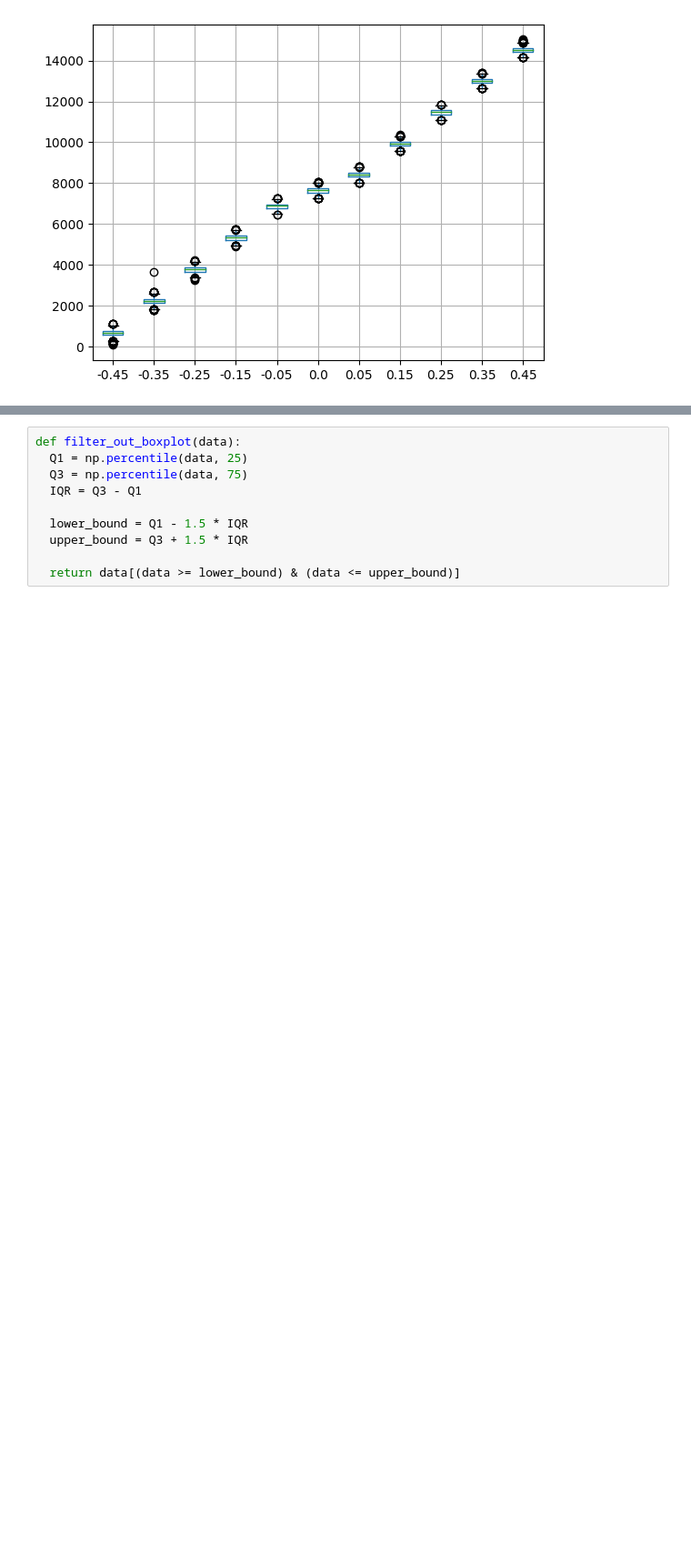
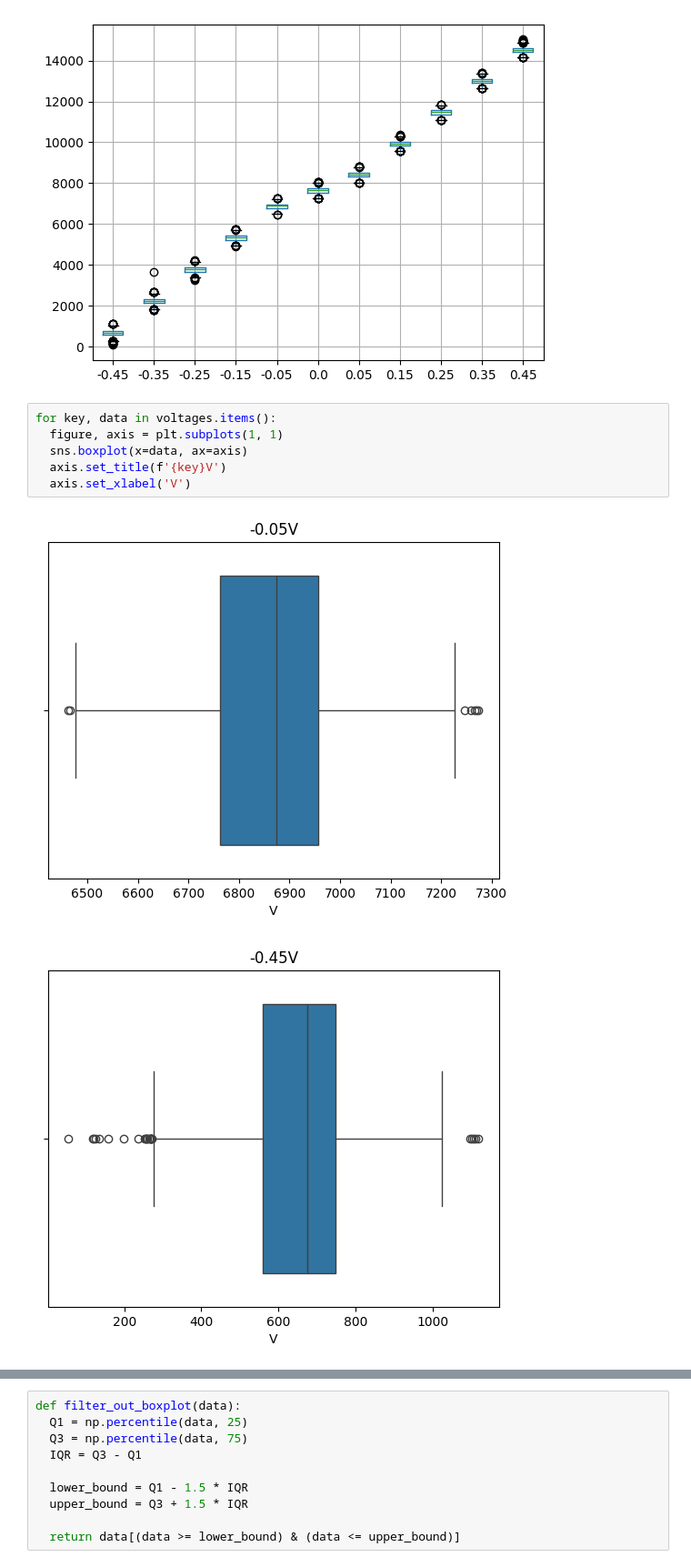
Before and after one commit to vladimir-skvortsov/math-stats-course-work, a Jupyter notebook: main.ipynb, the cells around one changed output, grey strips where cells are left out. Shown at 91% size. Saved outputs shown, nothing was run; the diff lists cells and outputs as text; blank space fills up the shorter version.

Commit message:
Add more plots

```diff
--- a/main.ipynb
+++ b/main.ipynb
@@ -167,3 +167,12 @@ df = pd.DataFrame(voltages, columns=sorted(x_voltage))
 boxplot = df.boxplot()
 # %% [output]
 [figure]
+# %%
+for key, data in voltages.items():
+  figure, axis = plt.subplots(1, 1)
+  sns.boxplot(x=data, ax=axis)
+  axis.set_title(f'{key}V')
+  axis.set_xlabel('V')
+# %% [output]
+[figure, added]
+[figure, added]
```
Also changed, not shown: parts of 9 cells of this notebook.
